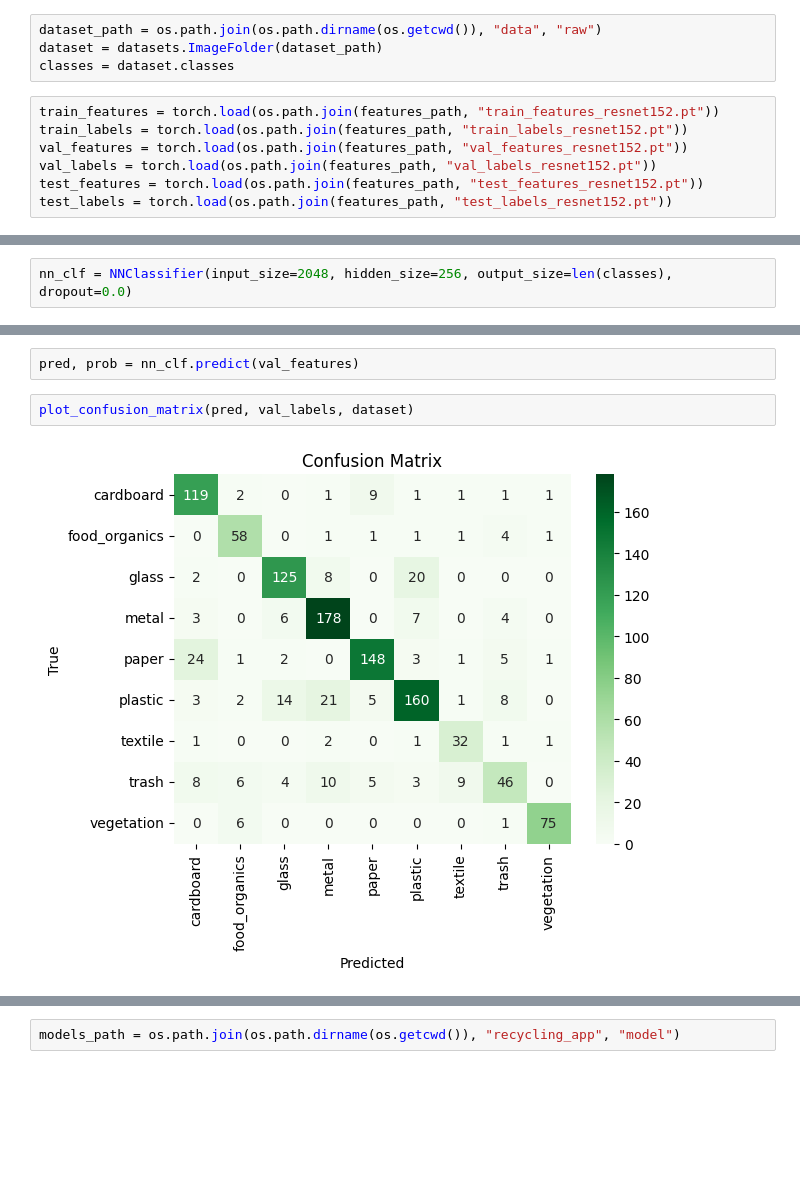
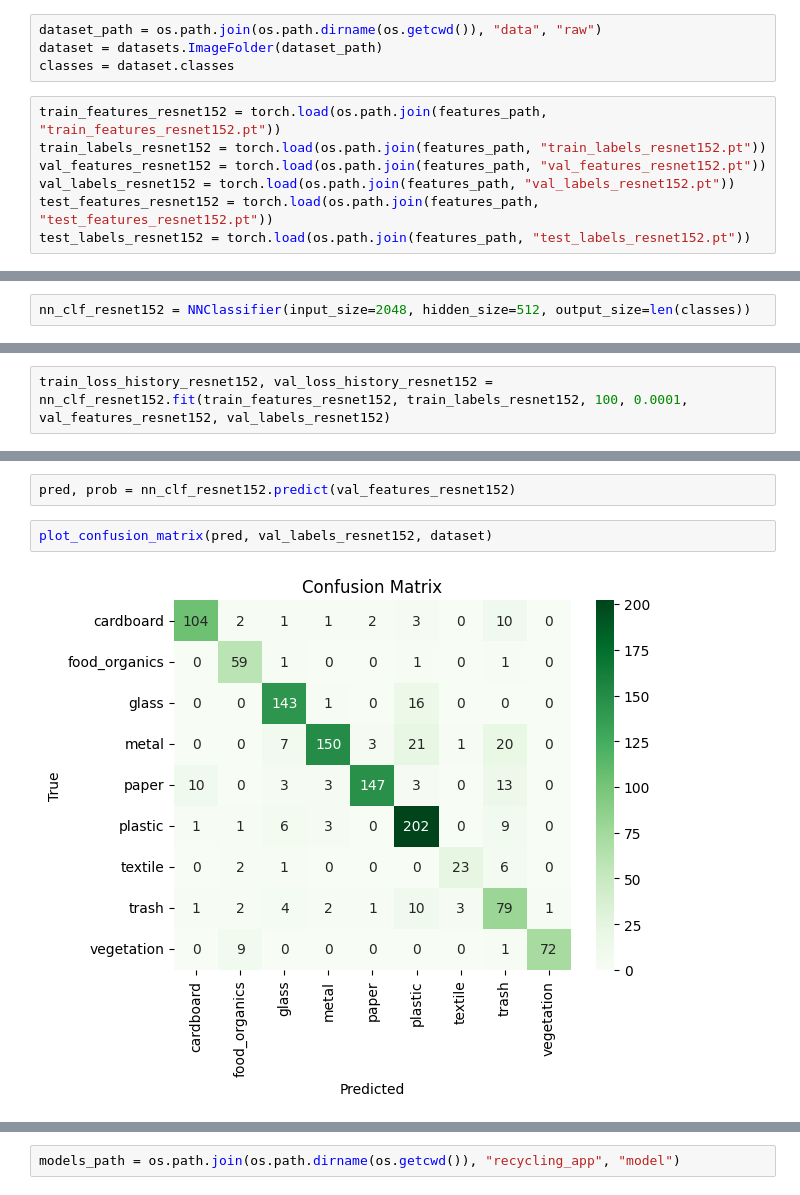
Before and after one commit to acharuza/recycling_app, a Jupyter notebook: backend/notebooks/nn_experiments.ipynb, the cells around one changed output, grey strips where cells are left out. Saved outputs shown, nothing was run; the diff lists cells and outputs as text; blank space fills up the shorter version.

Commit message:
add resnet101, resnet152, alexnet, googlenet neural network classifiers

```diff
--- a/backend/notebooks/nn_experiments.ipynb
+++ b/backend/notebooks/nn_experiments.ipynb
@@ -29,9 +29,9 @@ dataset_path = os.path.join(os.path.dirname(os.getcwd()), "data", "raw")
 dataset = datasets.ImageFolder(dataset_path)
 classes = dataset.classes
 # %%
-train_features = torch.load(os.path.join(features_path, "train_features_resnet152.pt"))
-train_labels = torch.load(os.path.join(features_path, "train_labels_resnet152.pt"))
-val_features = torch.load(os.path.join(features_path, "val_features_resnet152.pt"))
-val_labels = torch.load(os.path.join(features_path, "val_labels_resnet152.pt"))
-test_features = torch.load(os.path.join(features_path, "test_features_resnet152.pt"))
-test_labels = torch.load(os.path.join(features_path, "test_labels_resnet152.pt"))
+train_features_resnet152 = torch.load(os.path.join(features_path, "train_features_resnet152.pt"))
+train_labels_resnet152 = torch.load(os.path.join(features_path, "train_labels_resnet152.pt"))
+val_features_resnet152 = torch.load(os.path.join(features_path, "val_features_resnet152.pt"))
+val_labels_resnet152 = torch.load(os.path.join(features_path, "val_labels_resnet152.pt"))
+test_features_resnet152 = torch.load(os.path.join(features_path, "test_features_resnet152.pt"))
+test_labels_resnet152 = torch.load(os.path.join(features_path, "test_labels_resnet152.pt"))
@@ -42,2 +92,2 @@ train_features.shape
 # %%
-nn_clf = NNClassifier(input_size=2048, hidden_size=256, output_size=len(classes), dropout=0.0)
+nn_clf_resnet152 = NNClassifier(input_size=2048, hidden_size=512, output_size=len(classes))
@@ -47,0 +94,2 @@ KeyboardInterrupt:
+# %%
+train_loss_history_resnet152, val_loss_history_resnet152 = nn_clf_resnet152.fit(train_features_resnet152, train_labels_resnet152, 100, 0.0001, val_features_resnet152, val_labels_resnet152)
@@ -48,7 +106,7 @@ KeyboardInterrupt:
 # %%
-pred, prob = nn_clf.predict(val_features)
+pred, prob = nn_clf_resnet152.predict(val_features_resnet152)
 # %%
-plot_confusion_matrix(pred, val_labels, dataset)
+plot_confusion_matrix(pred, val_labels_resnet152, dataset)
 # %% [output]
-[figure, old version]
+[figure, new version]
 # %%
```
Also changed, not shown: parts of 36 cells of this notebook, 6 other files.
